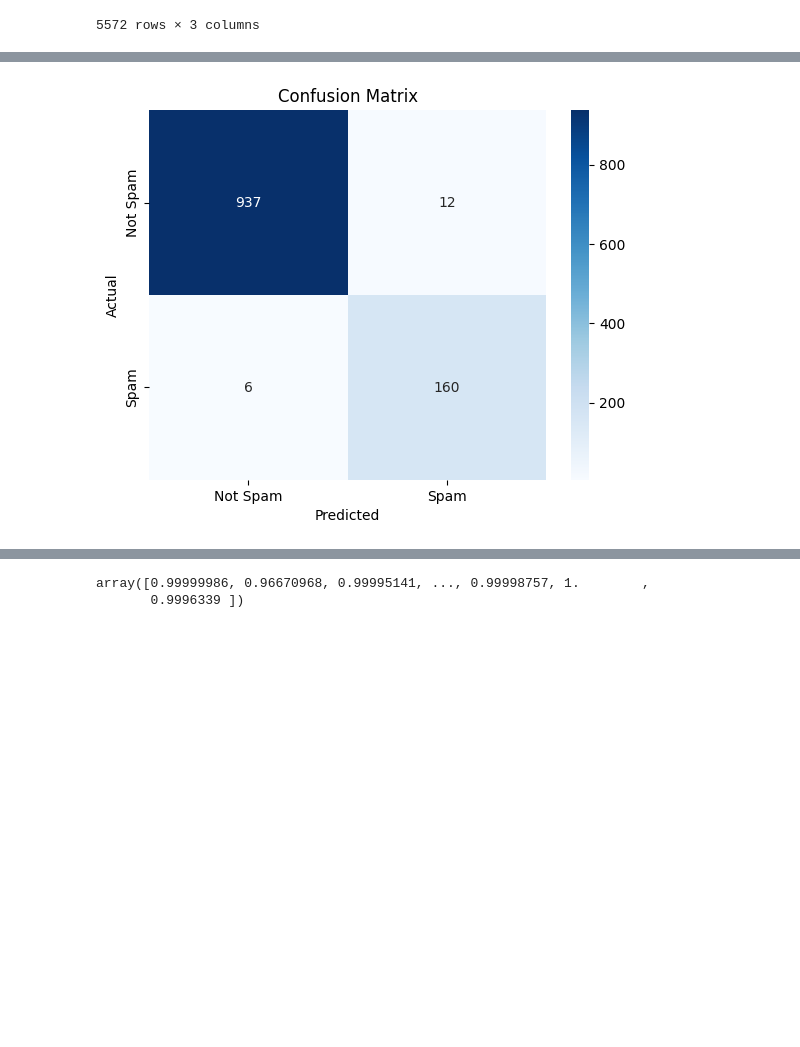
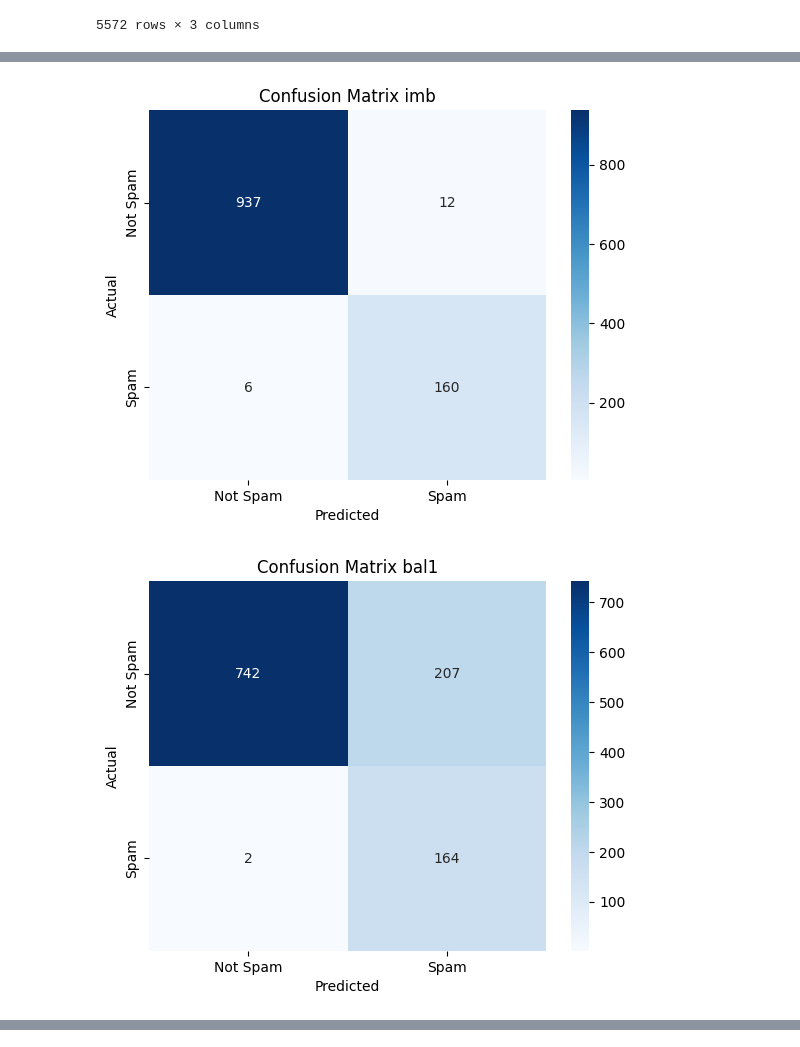
Before and after one commit to Manash-Christ/ML-LABS, a Jupyter notebook: 2348528_lab8.ipynb, the cells around one changed output, grey strips where cells are left out. Cells and saved outputs as stored; diff of their text form; code cells hidden in the pictures; blank space fills up the shorter version.

```diff
--- a/2348528_lab8.ipynb
+++ b/2348528_lab8.ipynb
@@ -86,7 +97,24 @@ X_train, X_test, y_train, y_test = train_test_split(bag_of_words, df.y, test_siz
+# %%
+from imblearn.under_sampling import NearMiss
+from imblearn.over_sampling import SMOTE
+
+nm = NearMiss(sampling_strategy='majority', n_neighbors=3)
+x_res, y_res = nm.fit_resample(X_train, y_train)
+
+ov = SMOTE(sampling_strategy='minority', random_state=None, k_neighbors=5, n_jobs=None)
+x_res1, y_res1 = ov.fit_resample(X_train, y_train)
 # %%
 from sklearn.naive_bayes import MultinomialNB
-spam_detect_model = MultinomialNB().fit(X_train, y_train)
+spam_pred = pd.DataFrame(y_test)
 
-spam_pred=spam_detect_model.predict(X_test)
+spam_detect_model1 = MultinomialNB().fit(X_train, y_train)
+spam_pred['imb']=spam_detect_model1.predict(X_test)
+
+spam_detect_model2 = MultinomialNB().fit(x_res, y_res)
+spam_pred['bal1']=spam_detect_model2.predict(X_test)
+
+spam_detect_model3 = MultinomialNB().fit(x_res1, y_res1)
+spam_pred['bal2']=spam_detect_model3.predict(X_test)
+
 spam_pred
 # %% [output]
@@ -94,10 +134,12 @@ array([0, 0, 0, ..., 0, 0, 0])
 # %%
 from sklearn.metrics import confusion_matrix
-confusion_m = confusion_matrix(y_test,spam_pred)
-sns.heatmap(confusion_m, annot=True, fmt='d', cmap='Blues', xticklabels=['Not Spam', 'Spam'], yticklabels=['Not Spam', 'Spam'])
-plt.xlabel('Predicted')
-plt.ylabel('Actual')
-plt.title('Confusion Matrix')
-plt.show()
+for i in spam_pred.drop('y',axis=1):
+    confusion_m = confusion_matrix(y_test,spam_pred[i])
+    sns.heatmap(confusion_m, annot=True, fmt='d', cmap='Blues', xticklabels=['Not Spam', 'Spam'], yticklabels=['Not Spam', 'Spam'])
+    plt.xlabel('Predicted')
+    plt.ylabel('Actual')
+    plt.title(f'Confusion Matrix {i}')
+    plt.show()
 # %% [output]
-[figure, old version]
+[figure, new version]
+[figure, added]
@@ -104,7 +146,0 @@ plt.show()
-# %%
-predicted_probs = spam_detect_model.predict_proba(X_test)
-predicted_probs = np.array([i.max() for i in predicted_probs])
-predicted_probs
-# %% [output]
-array([0.99999986, 0.96670968, 0.99995141, ..., 0.99998757, 1.        ,
-       0.9996339 ])
```
Also changed, not shown: parts of 14 cells of this notebook.
